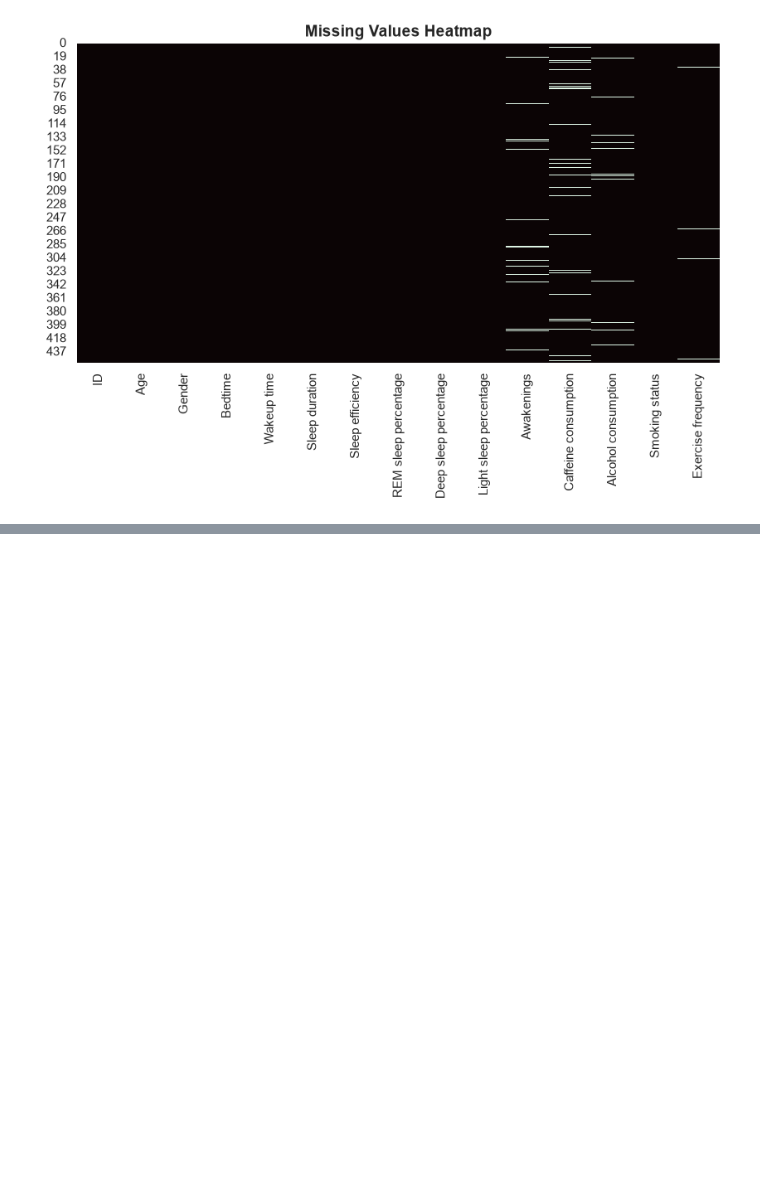
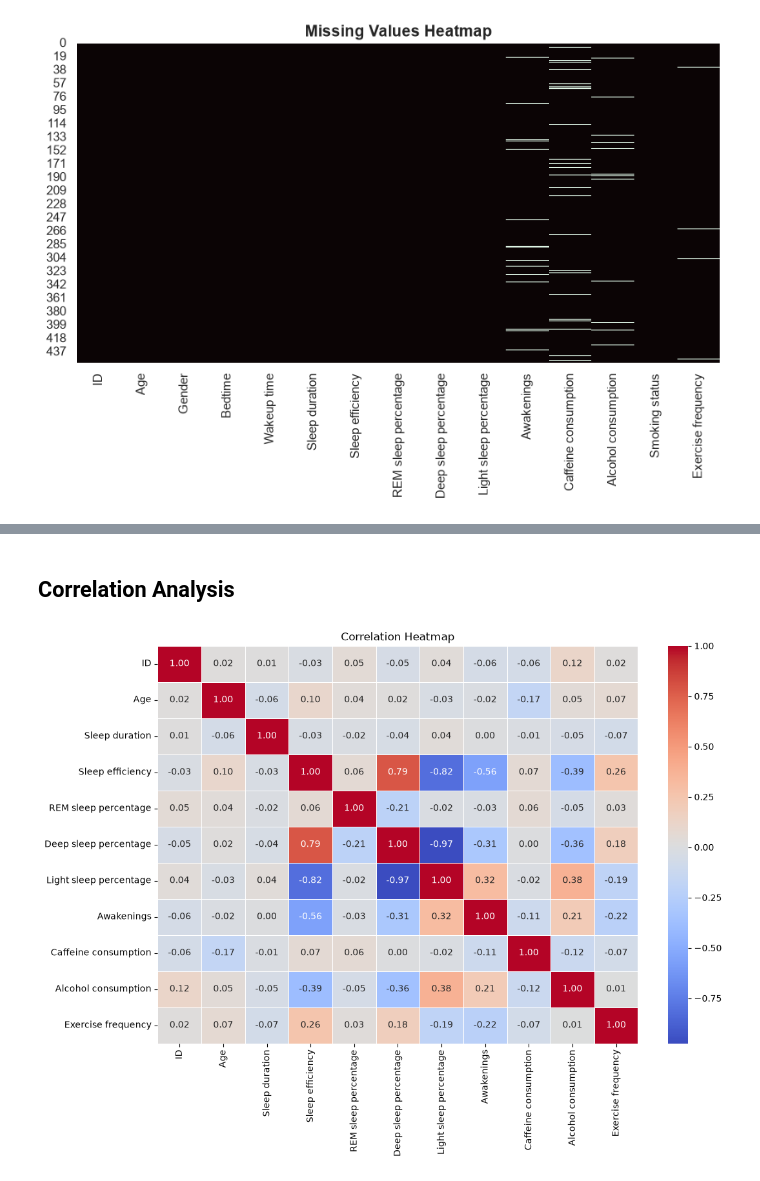
Before and after one commit to KalaiselvamK23/Sleep-Quality-Tracker, a Jupyter notebook: notebooks/01_Exploratory_Data_Analysis.ipynb, the cells around one changed output, grey strips where cells are left out. Cells and saved outputs as stored; diff of their text form; code cells hidden in the pictures; blank space fills up the shorter version.

```diff
--- a/notebooks/01_Exploratory_Data_Analysis.ipynb
+++ b/notebooks/01_Exploratory_Data_Analysis.ipynb
@@ -133,0 +189,21 @@ plt.show()
+# %% [markdown]
+## Correlation Analysis
+# %%
+# Compute the correlation matrix
+correlation_matrix = df[numerical_cols].corr(numeric_only=True)
+
+# Plot the correlation heatmap
+plt.figure(figsize=(12, 8))
+
+sns.heatmap(
+    correlation_matrix,
+    annot=True,
+    fmt=".2f",
+    cmap="coolwarm",
+    linewidths=0.5
+)
+
+plt.title("Correlation Heatmap")
+plt.show()
+# %% [output]
+[figure, added]
```
Also changed, not shown: parts of 6 cells of this notebook.
